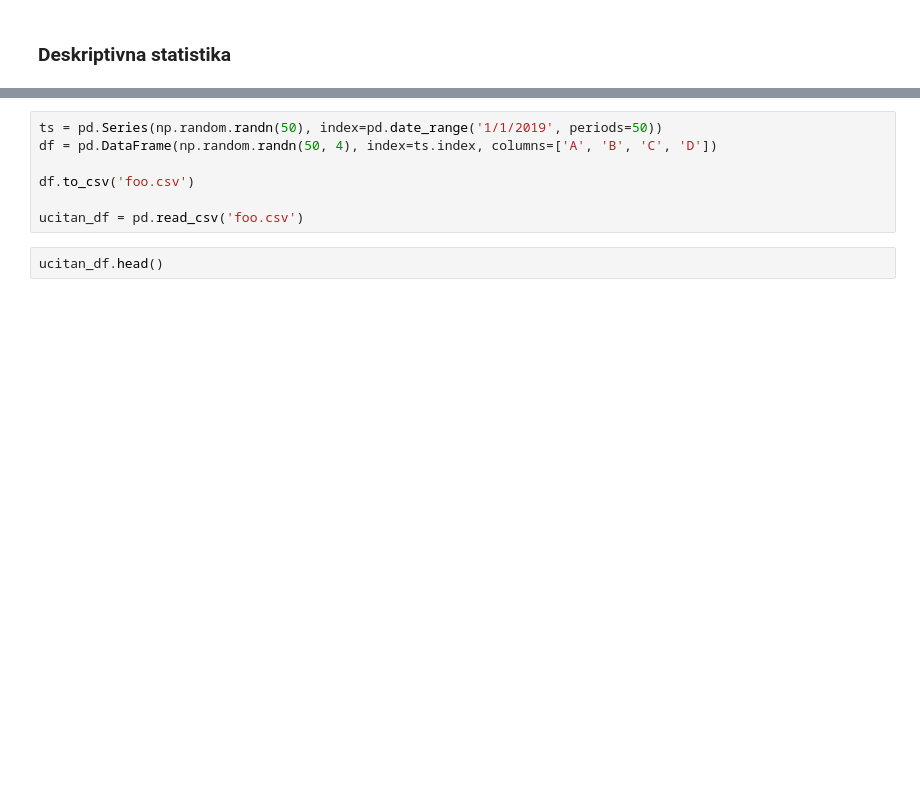
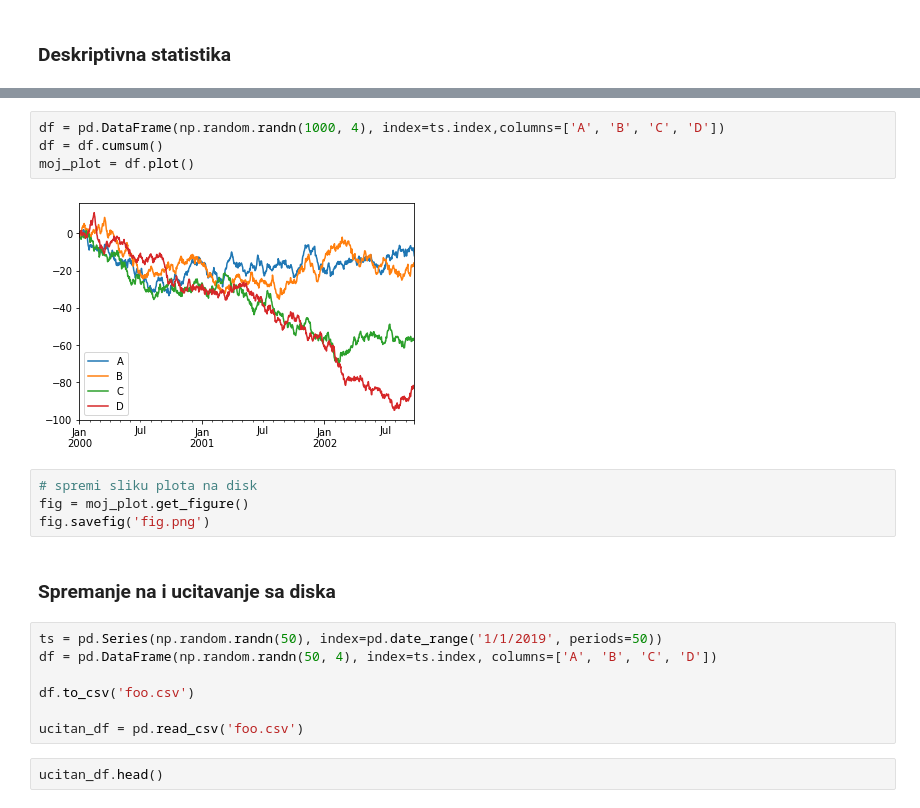
Before and after one commit to milicag/unibl_radionica, a Jupyter notebook: sveske/dan2_3.ipynb, the cells around one changed output, grey strips where cells are left out. Cells and saved outputs as stored; diff of their text form; blank space fills up the shorter version.

```diff
--- a/sveske/dan2_3.ipynb
+++ b/sveske/dan2_3.ipynb
@@ -1525,3 +1291,15 @@ CSV
+# %%
+df = pd.DataFrame(np.random.randn(1000, 4), index=ts.index,columns=['A', 'B', 'C', 'D'])
+df = df.cumsum()
+moj_plot = df.plot()
+# %% [output]
+[figure, added]
+# %%
+# spremi sliku plota na disk
+fig = moj_plot.get_figure()
+fig.savefig('fig.png')
+# %% [markdown]
+### Spremanje na i ucitavanje sa diska
 # %%
 ts = pd.Series(np.random.randn(50), index=pd.date_range('1/1/2019', periods=50))
 df = pd.DataFrame(np.random.randn(50, 4), index=ts.index, columns=['A', 'B', 'C', 'D'])
```
Also changed, not shown: parts of 107 cells of this notebook, 2 other files.
